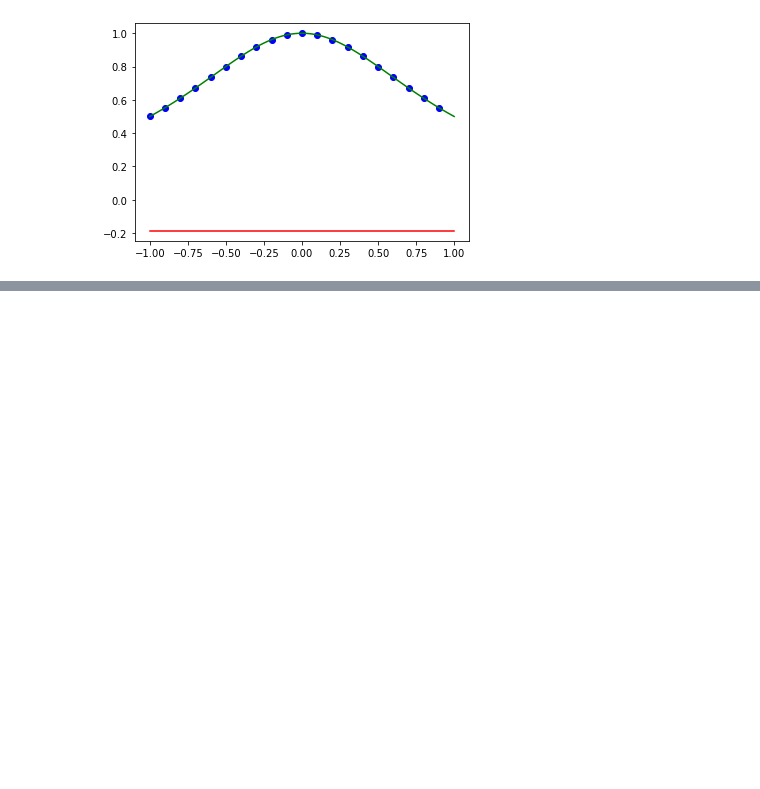
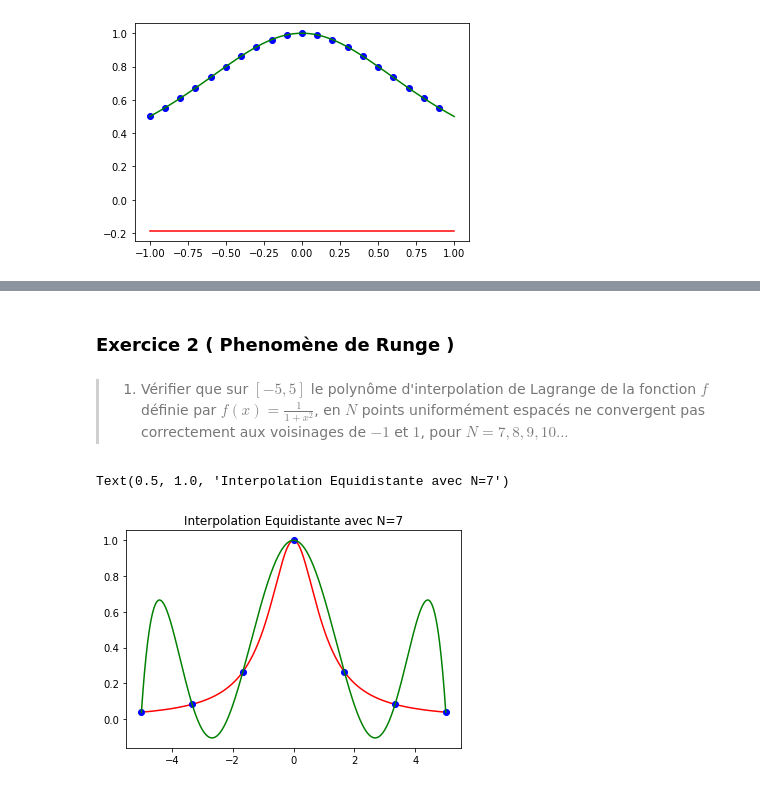
Before and after one commit to ghadaghanney/NUM_ANALYSIS, a Jupyter notebook: NUM_ANALYSIS.TP2.ipynb, the cells around one changed output, grey strips where cells are left out. Saved outputs shown, nothing was run; the diff lists cells and outputs as text; code cells hidden in the pictures; blank space fills up the shorter version.

```diff
--- a/NUM_ANALYSIS.TP2.ipynb
+++ b/NUM_ANALYSIS.TP2.ipynb
@@ -84,0 +115,17 @@ plt.show() # afficher le graphe
+# %% [markdown]
+### Exercice 2 ( Phenomène de Runge )
+# %% [markdown]
+>1) Vérifier que sur $[-5,5]$ le polynôme d'interpolation de Lagrange de la fonction $f$ définie par $f(x)=\displaystyle{\frac{1}{1+x^2}}$, en $N$ points uniformément espacés ne convergent pas correctement aux voisinages de $-1$ et $1$, pour $N=7,8,9,10 ...$
+# %%
+N=7
+X=np.linspace(-5,5,N)
+f= lambda x:1/(1+x**2)
+Y=f(X)
+p=np.polyfit(X,Y,N-1)
+t=np.linspace(-5,5,1000)
+#subplot(2,2,1)
+plt.plot(t,f(t),'r',X,Y,'ob', t, np.polyval(p,t),'g')
+plt.title("Interpolation Equidistante avec N=7")
+# %% [output]
+Text(0.5, 1.0, 'Interpolation Equidistante avec N=7')
+[figure, added]
```
Also changed, not shown: parts of 19 cells of this notebook.
